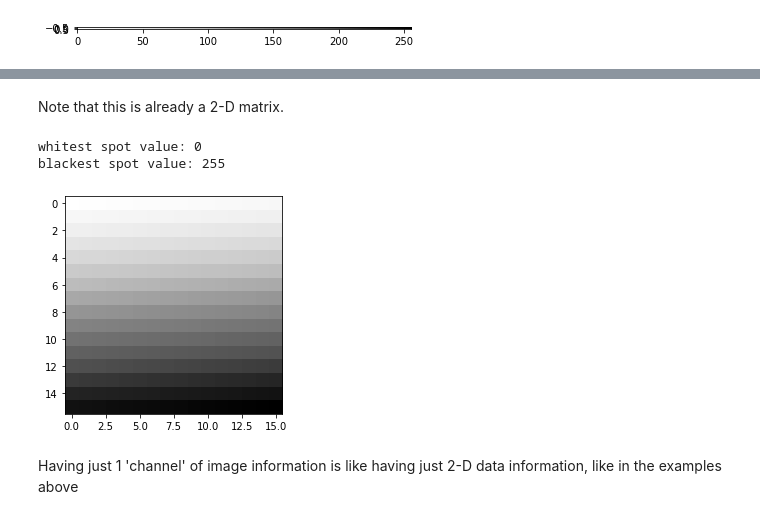
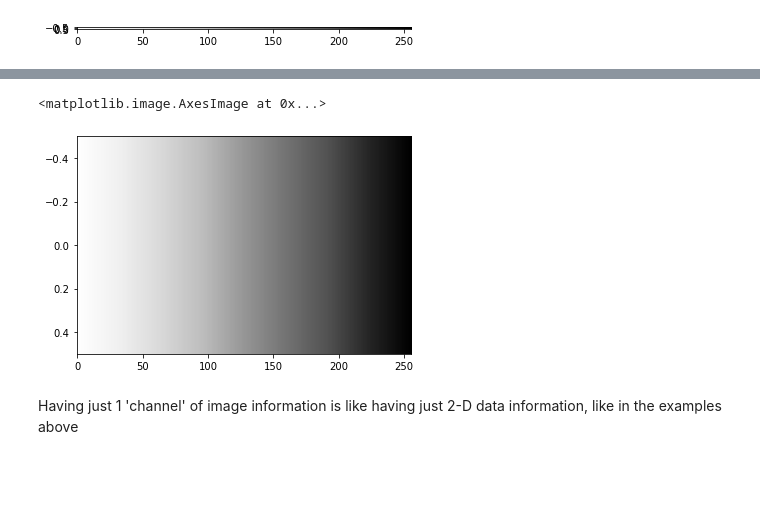
Before and after one commit to ssaeed85/dsc-RGB-Imshow, a Jupyter notebook: RGB Understanding.ipynb, the cells around one changed output, grey strips where cells are left out. Drawn from its saved outputs; the diff is of its cells as text; code cells hidden in the pictures; blank space fills up the shorter version.

Commit message:
Partially updated. Instead of tiling, used aspect parameter in imshow. easier to plot and understand

```diff
--- a/RGB Understanding.ipynb
+++ b/RGB Understanding.ipynb
@@ -132,14 +107,9 @@ array([[  0,   1,   2,   3,   4,   5,   6,   7,   8,   9,  10,  11,  12,
-# %% [markdown]
-Note that this is already a 2-D matrix.
 # %%
 #4-bit (1byte)
-plt.imshow(bit8_greyimage, cmap='Greys')
-print('whitest spot value:',bit8_greyimage[0,0])
-print('blackest spot value:',bit8_greyimage[15,15])
+plt.imshow([bit8_array], cmap='Greys', aspect='auto')
 # %% [output]
-whitest spot value: 0
-blackest spot value: 255
+<matplotlib.image.AxesImage at 0x...>
-[figure, old version]
+[figure, new version]
 # %% [markdown]
 Having just 1 'channel' of image information is like having just 2-D data information, like in the examples above
 # %% [markdown]
```
Also changed, not shown: parts of 38 cells of this notebook.
